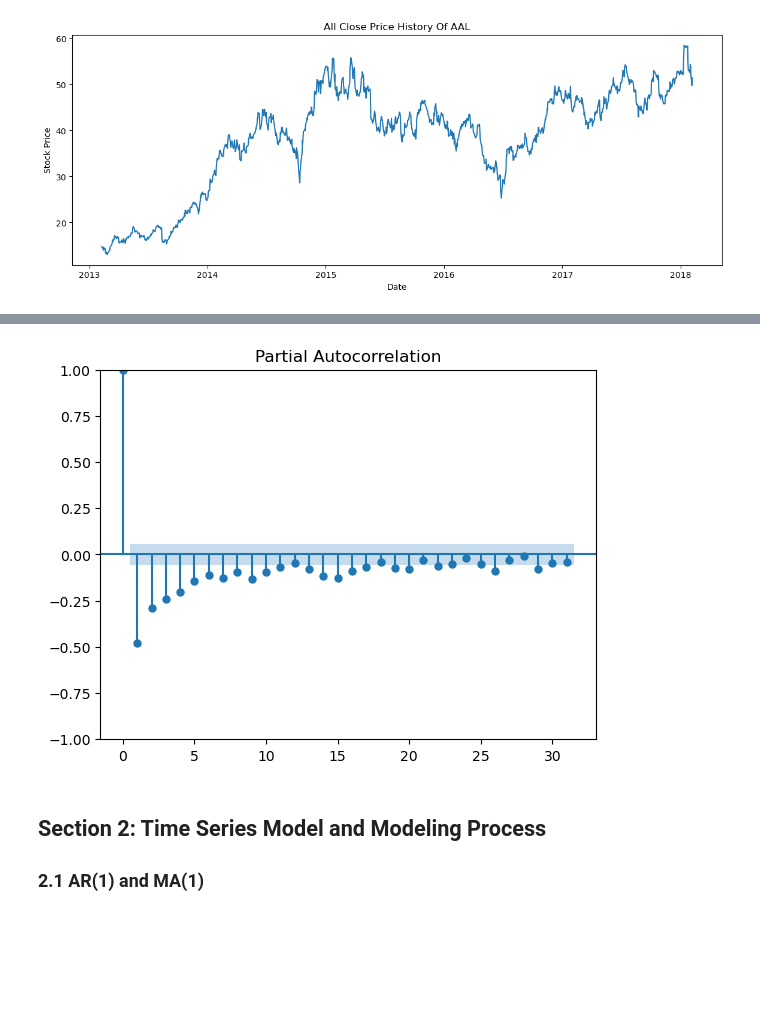
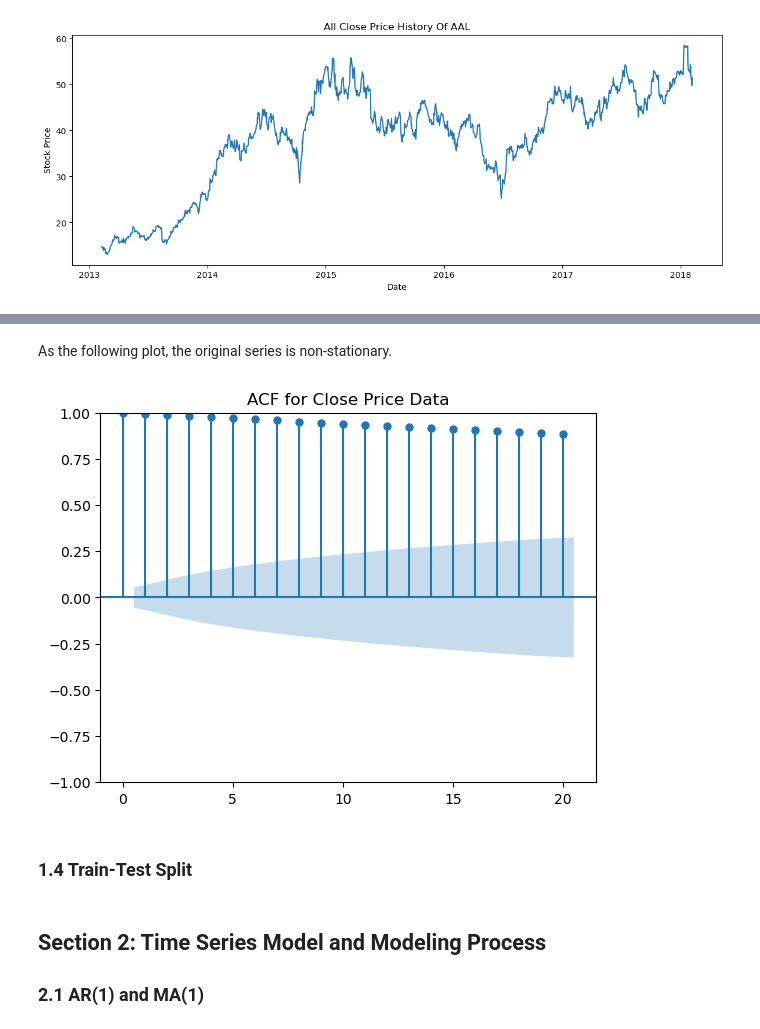
Before and after one commit to wangyeye66/5221-Final-Project, a Jupyter notebook: Code_5221.ipynb, the cells around one changed output, grey strips where cells are left out. Drawn from its saved outputs; the diff is of its cells as text; code cells hidden in the pictures; blank space fills up the shorter version.

```diff
--- a/Code_5221.ipynb
+++ b/Code_5221.ipynb
@@ -79,4 +63,8 @@ plot_acf(ALL_1.close.diff().diff().dropna());
-# %%
-plot_pacf(ALL_1.close.diff().diff().dropna());
-# %% [output]
-[figure, removed]
+# %% [markdown]
+As the following plot, the original series is non-stationary.
+# %%
+plot_acf(ALL_1.close, lags = 20, title="ACF for Close Price Data");
+# %% [output]
+[figure, added]
+# %% [markdown]
+### 1.4 Train-Test Split
```
Also changed, not shown: parts of 21 cells of this notebook.
